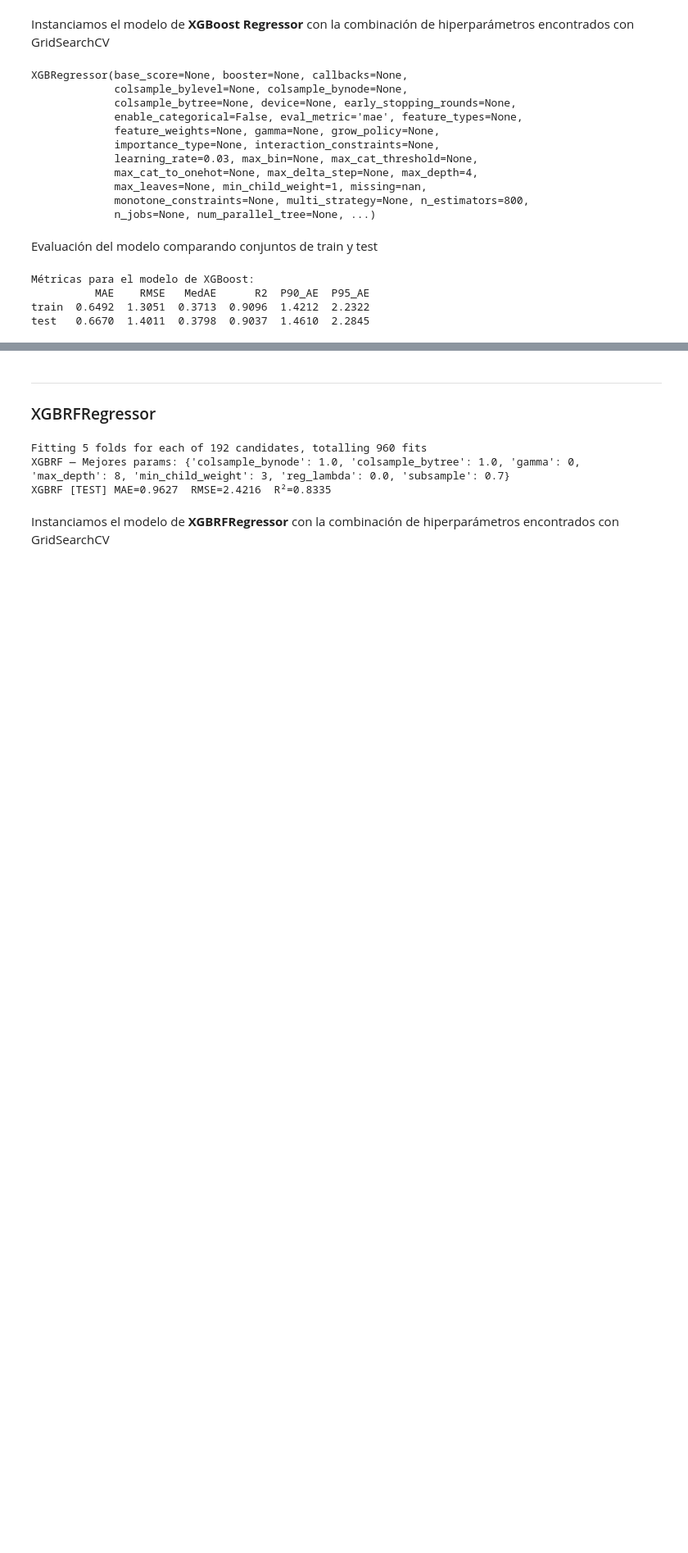
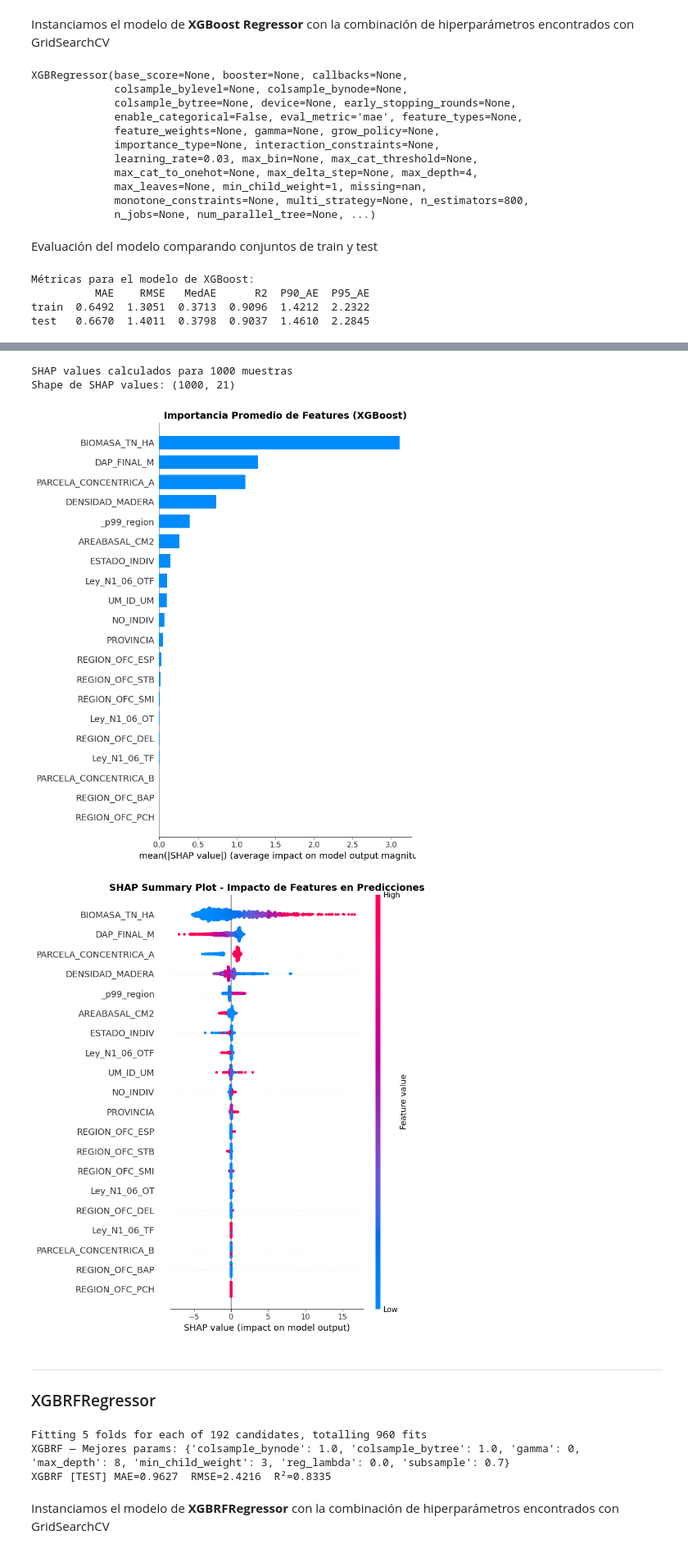
Before and after one commit to poggiogu/DiploDatos2025_Mentoria_17, a Jupyter notebook: mentoria_17_tp3_GRUPO1.ipynb, the cells around one changed output, grey strips where cells are left out. Shown at 82% size. Cells and saved outputs as stored; diff of their text form; code cells hidden in the pictures; blank space fills up the shorter version.

```diff
--- a/mentoria_17_tp3_GRUPO1.ipynb
+++ b/mentoria_17_tp3_GRUPO1.ipynb
@@ -766,3 +785,37 @@ test   0.6670  1.4011  0.3798  0.9037  1.4610  2.2845
+# %%
+# Crear el explainer para XGBoost
+explainer_xgb = shap.TreeExplainer(best_model_xgb)
+
+# Calcular SHAP values para un subconjunto de datos de test (para eficiencia)
+# Usamos 1000 muestras aleatorias para el análisis
+sample_size = min(1000, len(X_test))
+X_test_sample = X_test.sample(n=sample_size, random_state=42)
+y_test_sample = y_test.loc[X_test_sample.index]
+
+# Calcular SHAP values
+shap_values_xgb = explainer_xgb.shap_values(X_test_sample)
+
+print(f"SHAP values calculados para {sample_size} muestras")
+print(f"Shape de SHAP values: {shap_values_xgb.shape}")
+# %% [output]
+SHAP values calculados para 1000 muestras
+Shape de SHAP values: (1000, 21)
+# %%
+plt.figure(figsize=(10, 8))
+shap.summary_plot(shap_values_xgb, X_test_sample, plot_type="bar", show=False)
+plt.title("Importancia Promedio de Features (XGBoost)", fontsize=14, fontweight='bold')
+plt.tight_layout()
+plt.show()
+
+# plot con valores de SHAP
+plt.figure(figsize=(12, 8))
+shap.summary_plot(shap_values_xgb, X_test_sample, show=False)
+plt.title("SHAP Summary Plot - Impacto de Features en Predicciones", fontsize=14, fontweight='bold')
+plt.tight_layout()
+plt.show()
+# %% [output]
+[figure, added]
+[figure, added]
 # %% [markdown]
 ----
 ### XGBRFRegressor
```
Also changed, not shown: parts of 18 cells of this notebook.
